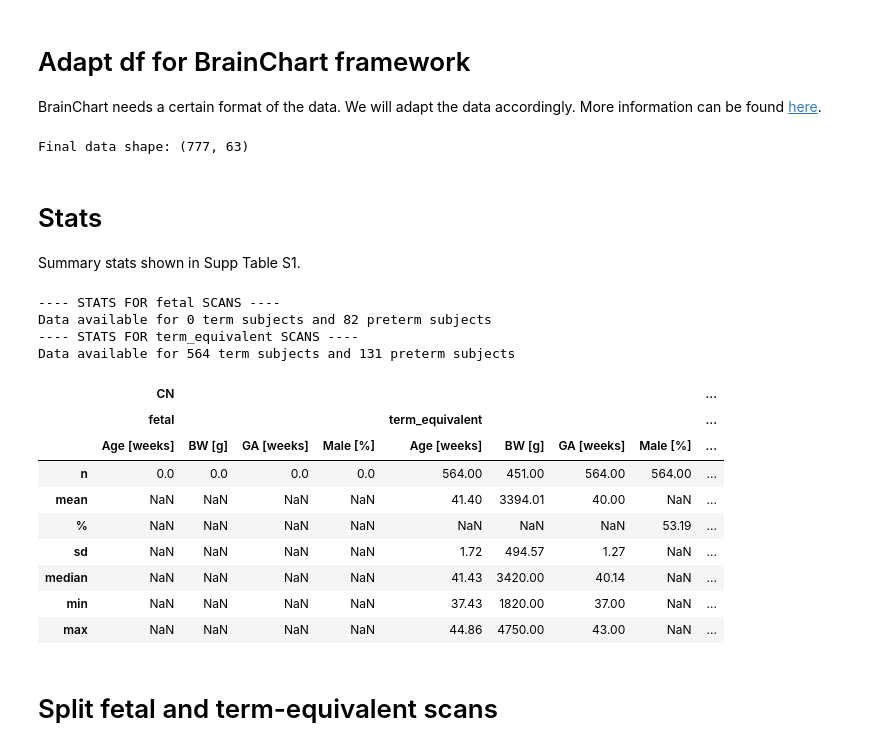
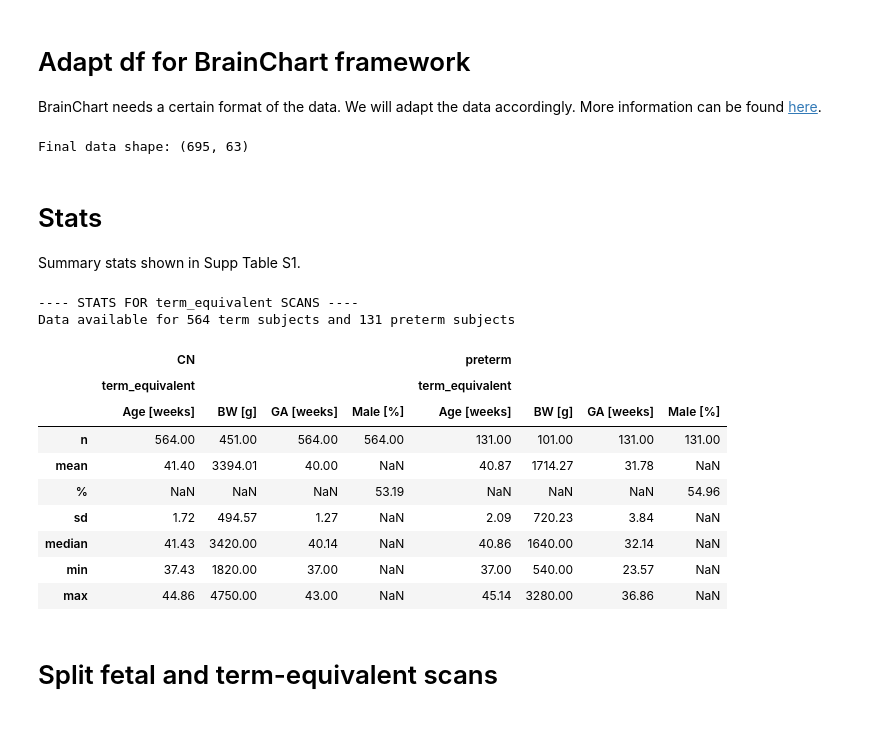
Before and after one commit to Melissa1909/preterm-brain-heterogeneity, a Jupyter notebook: 0.1_dataPrep_dHCP.ipynb, the cells around one changed output. Cells and saved outputs as stored; diff of their text form; code cells hidden in the pictures.

```diff
--- a/0.1_dataPrep_dHCP.ipynb
+++ b/0.1_dataPrep_dHCP.ipynb
@@ -239,8 +181,21 @@ Only keep subjects with at least one term-equivalent scan
 # %%
 dhcp = dhcp_mri.merge(meta, on=['Subject_ID', 'Session_ID'], how='inner')
 # %%
-# only keep subjects with at least one scan at term-equivalent age
-subs_with_term_scan = dhcp[dhcp['scan'] == 'term_equivalent']['Subject_ID'].unique()
-dhcp = dhcp[dhcp['Subject_ID'].isin(subs_with_term_scan)]
+# # only keep subjects with at least one scan at term-equivalent age
+# subs_with_term_scan = dhcp[dhcp['scan'] == 'term_equivalent']['Subject_ID'].unique()
+# dhcp = dhcp[dhcp['Subject_ID'].isin(subs_with_term_scan)]
+# print(f"Final dHCP data shape: {dhcp.shape}")
+
+# only keep term-equivalent scans
+dhcp = dhcp[dhcp['scan'] == 'term_equivalent']
 print(f"Final dHCP data shape: {dhcp.shape}")
+
+# if subject has multiple scans at term-equivalent age, keep the last one
+termeq_df = dhcp[dhcp['scan'] == 'term_equivalent']
+termeq_df = termeq_df.sort_values(by=['Subject_ID', 'Session_ID']).groupby('Subject_ID').last().reset_index()
+
+fetal_df = dhcp[dhcp['scan'] == 'fetal']
+dhcp = pd.concat([termeq_df, fetal_df], ignore_index=True)
+
+print(f"Final dHCP data shape after keeping only last term-equivalent scan: {dhcp.shape}")
 # %% [output]
@@ -367,7 +312,7 @@ dhcp_final = reorder_vars(['participant', 'Age', 'age_days', 'sex', 'study', 'fs
 print('Final data shape:', dhcp_final.shape)
 dhcp_final.to_csv(os.path.join(dhcp_out, f'dHCP_{brain_measure}_preprocessed.csv'), index=False)
 # %% [output]
-Final data shape: (777, 63)
+Final data shape: (695, 63)
 # %% [markdown]
 # Stats
 Summary stats shown in Supp Table S1.
@@ -379,7 +324,7 @@ dhcp_final_cn = dhcp_final[dhcp_final['dx'] == 'CN']
 
 # summary statistics
 dhcp_sample_stats = dict()
-for tp in ["fetal", "term_equivalent"]:
+for tp in ["term_equivalent"]:
     print(f"---- STATS FOR {tp} SCANS ----")
     cn = dhcp_final.loc[(dhcp_final.scan==tp) & (dhcp_final.dx=='CN')]
     pt = dhcp_final.loc[(dhcp_final.scan==tp) & (dhcp_final.dx=='preterm')]
@@ -391,45 +336,43 @@ for tp in ["fetal", "term_equivalent"]:
     dhcp_sample_stats[("preterm", tp, "Age [weeks]")] = pt['age_weeks'].describe()
 
     # sex
     dhcp_sample_stats[("CN", tp, "Male [%]")] = pd.Series({
         "count": len(cn.sex),
         "%": (cn['sex'] == "Male").sum() / len(cn.sex) * 100
     })
 
     dhcp_sample_stats[("preterm", tp, "Male [%]")] = pd.Series({
         "count": len(pt.sex),
         "%": (pt['sex'] == "Male").sum() / len(pt.sex) * 100
     })
 
     # GA
     dhcp_sample_stats[("CN", tp, "GA [weeks]")] = cn['GA'].describe()
     dhcp_sample_stats[("preterm", tp, "GA [weeks]")] = pt['GA'].describe()
 
     # BW
     dhcp_sample_stats[("CN", tp, "BW [g]")] = cn['BW'].describe()
     dhcp_sample_stats[("preterm", tp, "BW [g]")] = pt['BW'].describe()
 
 
 dhcp_sample_stats = pd.DataFrame(dhcp_sample_stats).sort_index(axis=1)
 dhcp_sample_stats = dhcp_sample_stats.loc[["count", "mean", "%", "std", "50%", "min", "max"],:]
 dhcp_sample_stats = dhcp_sample_stats.rename(index={"count":"n", "50%":"median", "std":"sd"})
 dhcp_sample_stats = dhcp_sample_stats.round(2)
 dhcp_sample_stats
 # %% [output]
----- STATS FOR fetal SCANS ----
-Data available for 0 term subjects and 82 preterm subjects
 ---- STATS FOR term_equivalent SCANS ----
 Data available for 564 term subjects and 131 preterm subjects
-|  | CN |  |  |  |  |  |  |  | ... |
-|  | fetal |  |  |  | term_equivalent |  |  |  | ... |
-|  | Age [weeks] | BW [g] | GA [weeks] | Male [%] | Age [weeks] | BW [g] | GA [weeks] | Male [%] | ... |
-| n | 0.0 | 0.0 | 0.0 | 0.0 | 564.00 | 451.00 | 564.00 | 564.00 | ... |
-| mean | NaN | NaN | NaN | NaN | 41.40 | 3394.01 | 40.00 | NaN | ... |
-| % | NaN | NaN | NaN | NaN | NaN | NaN | NaN | 53.19 | ... |
-| sd | NaN | NaN | NaN | NaN | 1.72 | 494.57 | 1.27 | NaN | ... |
-| median | NaN | NaN | NaN | NaN | 41.43 | 3420.00 | 40.14 | NaN | ... |
-| min | NaN | NaN | NaN | NaN | 37.43 | 1820.00 | 37.00 | NaN | ... |
-| max | NaN | NaN | NaN | NaN | 44.86 | 4750.00 | 43.00 | NaN | ... |
+|  | CN |  |  |  | preterm |  |  |  |
+|  | term_equivalent |  |  |  | term_equivalent |  |  |  |
+|  | Age [weeks] | BW [g] | GA [weeks] | Male [%] | Age [weeks] | BW [g] | GA [weeks] | Male [%] |
+| n | 564.00 | 451.00 | 564.00 | 564.00 | 131.00 | 101.00 | 131.00 | 131.00 |
+| mean | 41.40 | 3394.01 | 40.00 | NaN | 40.87 | 1714.27 | 31.78 | NaN |
+| % | NaN | NaN | NaN | 53.19 | NaN | NaN | NaN | 54.96 |
+| sd | 1.72 | 494.57 | 1.27 | NaN | 2.09 | 720.23 | 3.84 | NaN |
+| median | 41.43 | 3420.00 | 40.14 | NaN | 40.86 | 1640.00 | 32.14 | NaN |
+| min | 37.43 | 1820.00 | 37.00 | NaN | 37.00 | 540.00 | 23.57 | NaN |
+| max | 44.86 | 4750.00 | 43.00 | NaN | 45.14 | 3280.00 | 36.86 | NaN |
 # %% [markdown]
 # Split fetal and term-equivalent scans
 # %%
```
Also changed, not shown: parts of 9 cells of this notebook, 54 other files.
